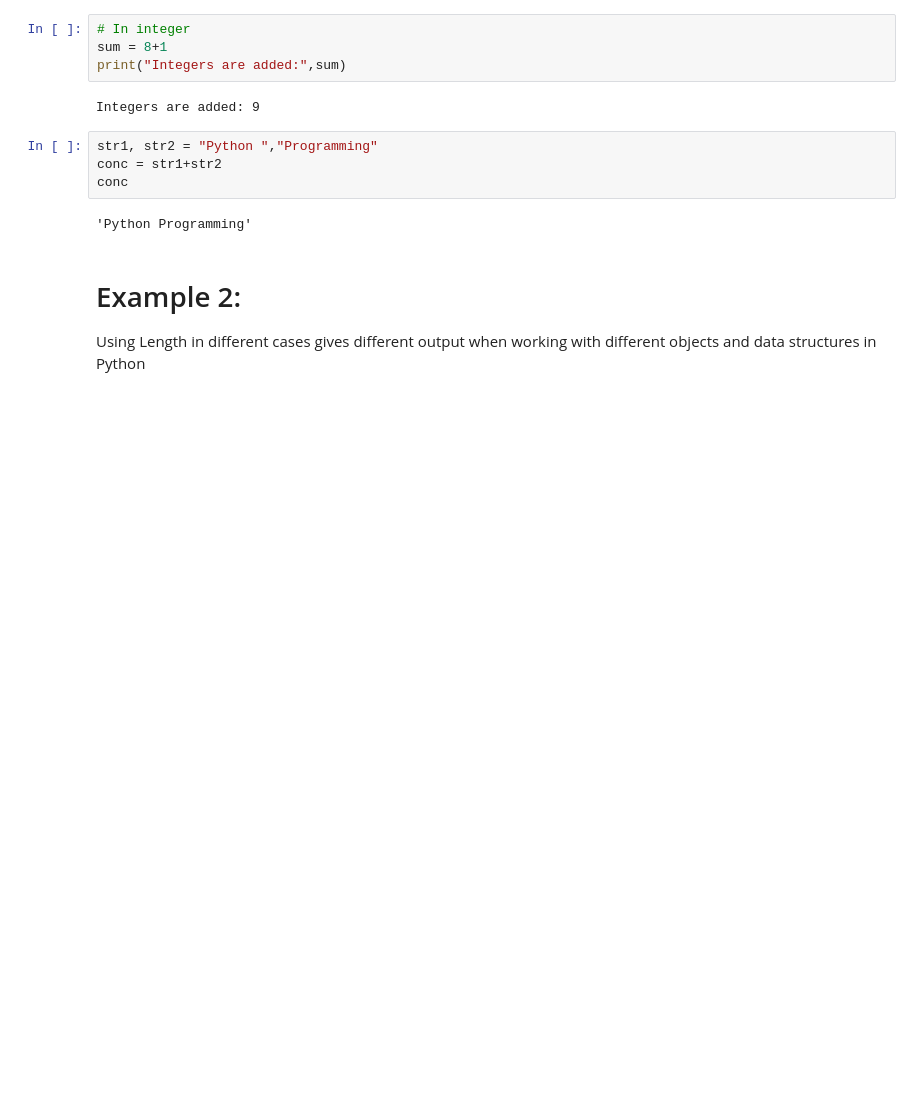
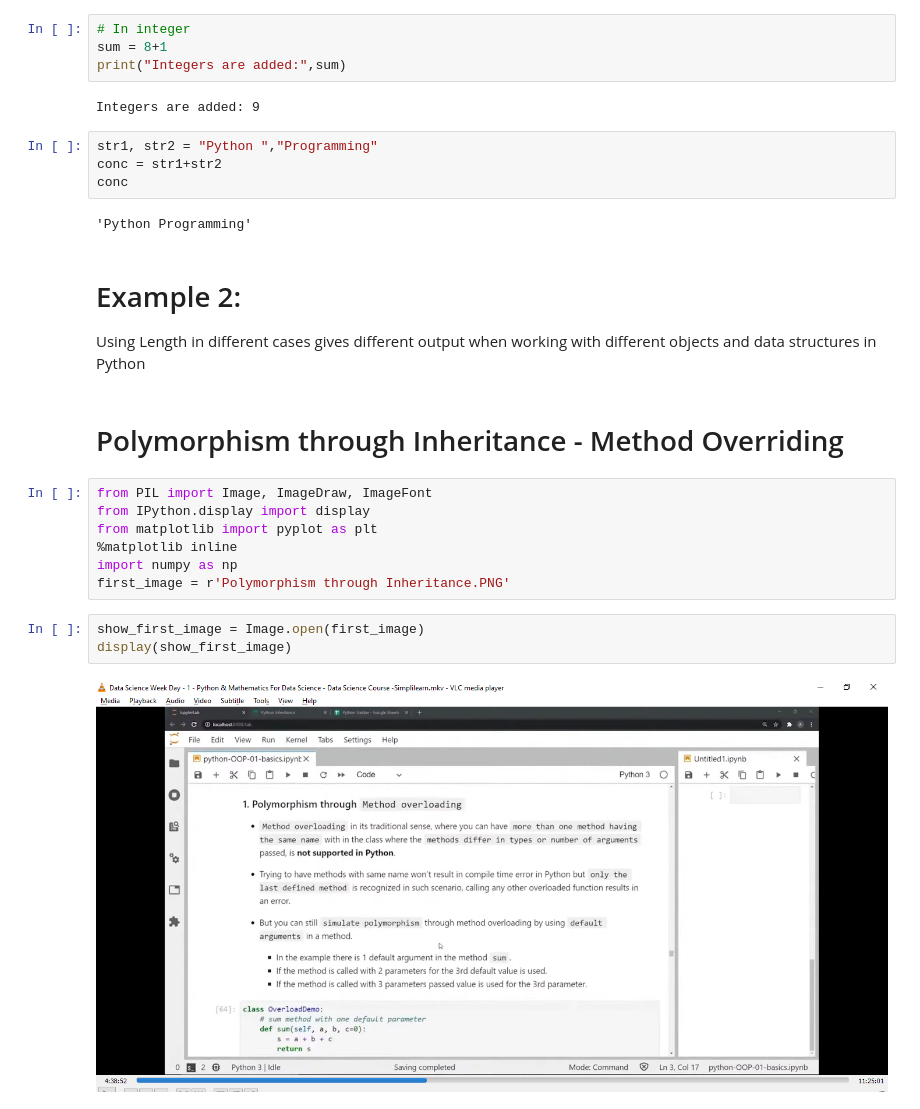
Before and after one commit to Muhammad-Abdullah3/Practice, a Jupyter notebook: Python/Polymorphism in OOP.ipynb, the cells around one changed output. Drawn from its saved outputs; the diff is of its cells as text; blank space fills up the shorter version.

Commit message:
modified:   Python/Polymorphism in OOP.ipynb new file:   Python/Polymorphism through Inheritance.png

```diff
--- a/Python/Polymorphism in OOP.ipynb
+++ b/Python/Polymorphism in OOP.ipynb
@@ -18,3 +18,17 @@ conc
 # %% [markdown]
 # Example 2:
 Using Length in different cases gives different output when working with different objects and data structures in Python
+# %% [markdown]
+# Polymorphism through Inheritance - Method Overriding
+# %%
+from PIL import Image, ImageDraw, ImageFont
+from IPython.display import display
+from matplotlib import pyplot as plt
+%matplotlib inline
+import numpy as np
+first_image = r'Polymorphism through Inheritance.PNG'
+# %%
+show_first_image = Image.open(first_image)
+display(show_first_image)
+# %% [output]
+[figure, added]
```
Also changed, not shown: 1 other file.
